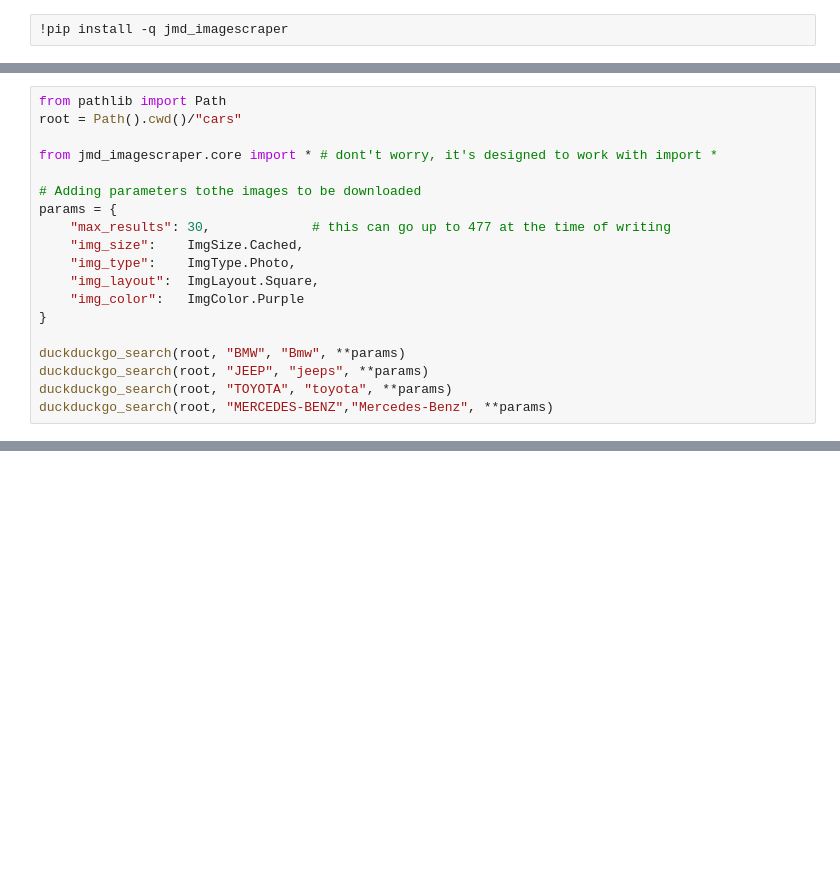
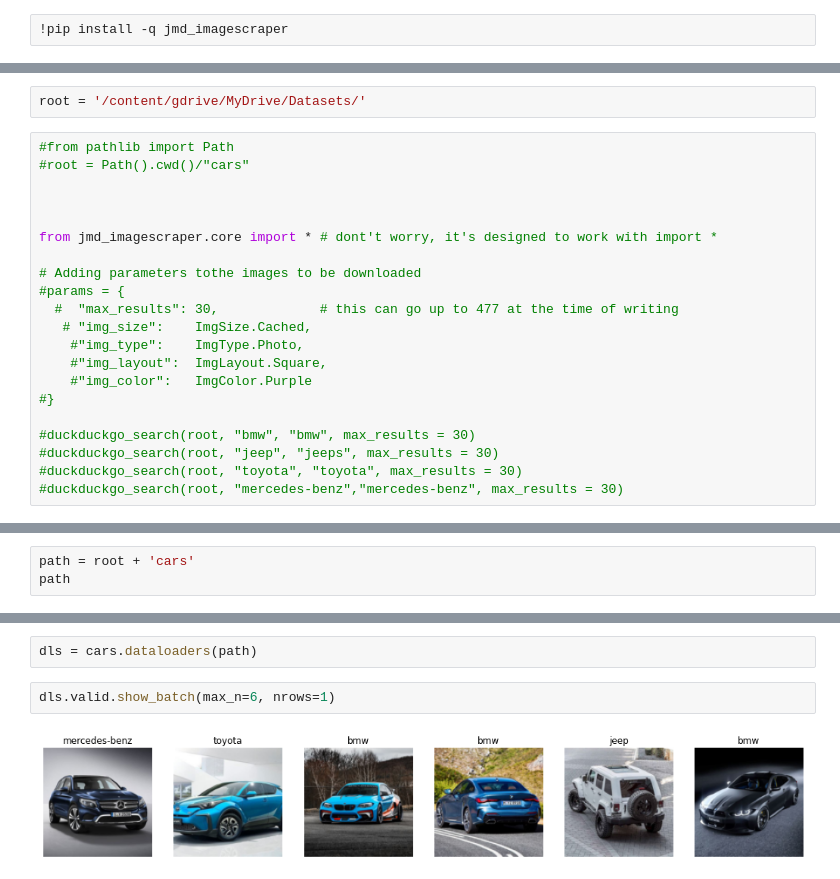
Before and after one commit to Komla/fastAI-, a Jupyter notebook: Untitled8.ipynb, the cells around one changed output, grey strips where cells are left out. Saved outputs shown, nothing was run; the diff lists cells and outputs as text; blank space fills up the shorter version.

```diff
--- a/Untitled8.ipynb
+++ b/Untitled8.ipynb
@@ -7,19 +31,23 @@ from fastai.vision import *
+# %%
+root = '/content/gdrive/MyDrive/Datasets/'
 # %%
-from pathlib import Path
-root = Path().cwd()/"cars"
+#from pathlib import Path
+#root = Path().cwd()/"cars"
+
+
 
 from jmd_imagescraper.core import * # dont't worry, it's designed to work with import *
 
 # Adding parameters tothe images to be downloaded
-params = {
-    "max_results": 30,             # this can go up to 477 at the time of writing
-    "img_size":    ImgSize.Cached,
-    "img_type":    ImgType.Photo,
-    "img_layout":  ImgLayout.Square,
-    "img_color":   ImgColor.Purple
-}
+#params = {
+  #  "max_results": 30,             # this can go up to 477 at the time of writing
+   # "img_size":    ImgSize.Cached,
+    #"img_type":    ImgType.Photo,
+    #"img_layout":  ImgLayout.Square,
+    #"img_color":   ImgColor.Purple
+#}
 
-duckduckgo_search(root, "BMW", "Bmw", **params)
-duckduckgo_search(root, "JEEP", "jeeps", **params)
-duckduckgo_search(root, "TOYOTA", "toyota", **params)
-duckduckgo_search(root, "MERCEDES-BENZ","Mercedes-Benz", **params)
+#duckduckgo_search(root, "bmw", "bmw", max_results = 30)
+#duckduckgo_search(root, "jeep", "jeeps", max_results = 30)
+#duckduckgo_search(root, "toyota", "toyota", max_results = 30)
+#duckduckgo_search(root, "mercedes-benz","mercedes-benz", max_results = 30)
@@ -91,0 +64,3 @@ FileNotFoundError: ignored
+# %%
+path = root + 'cars'
+path
@@ -102,0 +81,6 @@ NameError: ignored
+# %%
+dls = cars.dataloaders(path)
+# %%
+dls.valid.show_batch(max_n=6, nrows=1)
+# %% [output]
+[figure, added]
```
Also changed, not shown: parts of 41 cells of this notebook.
